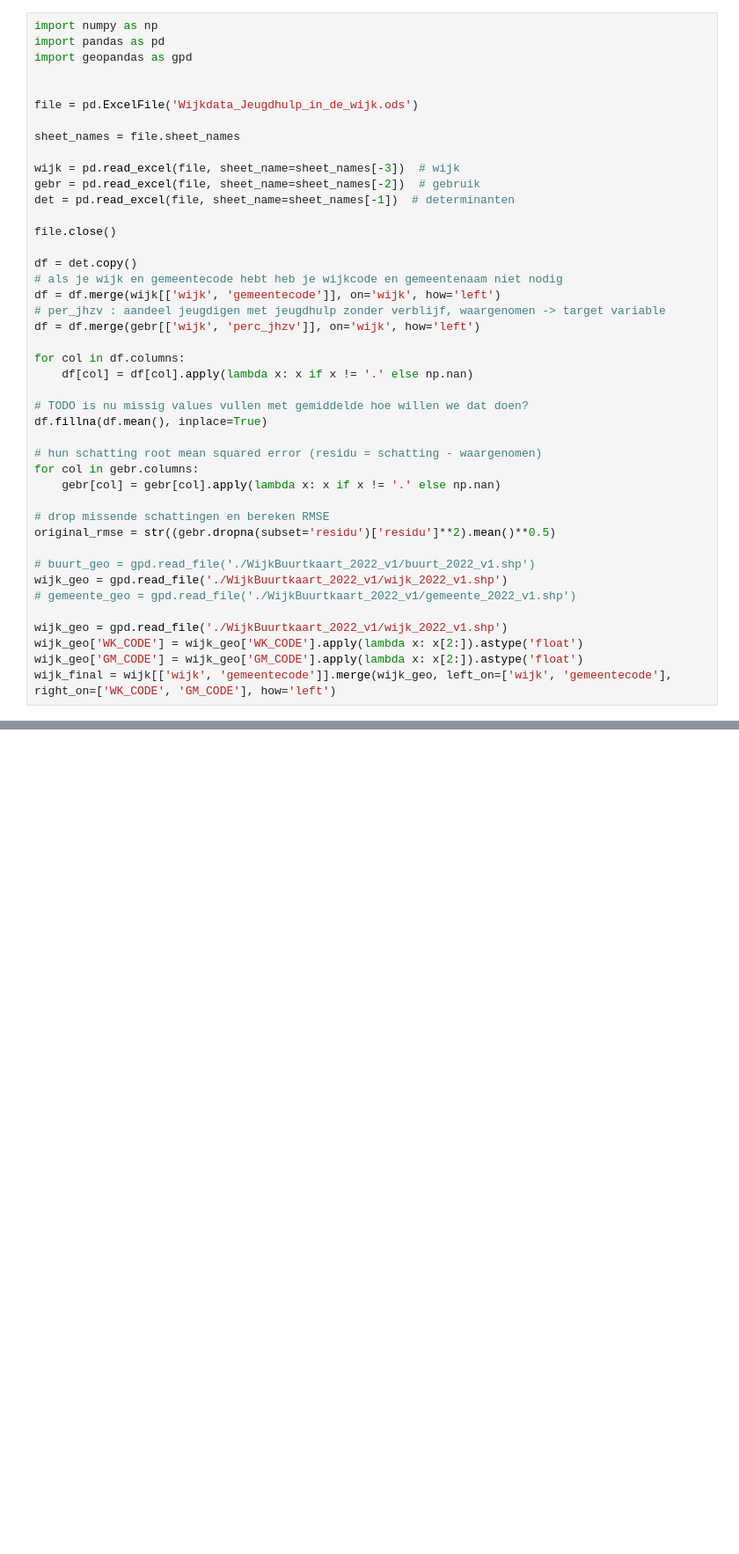
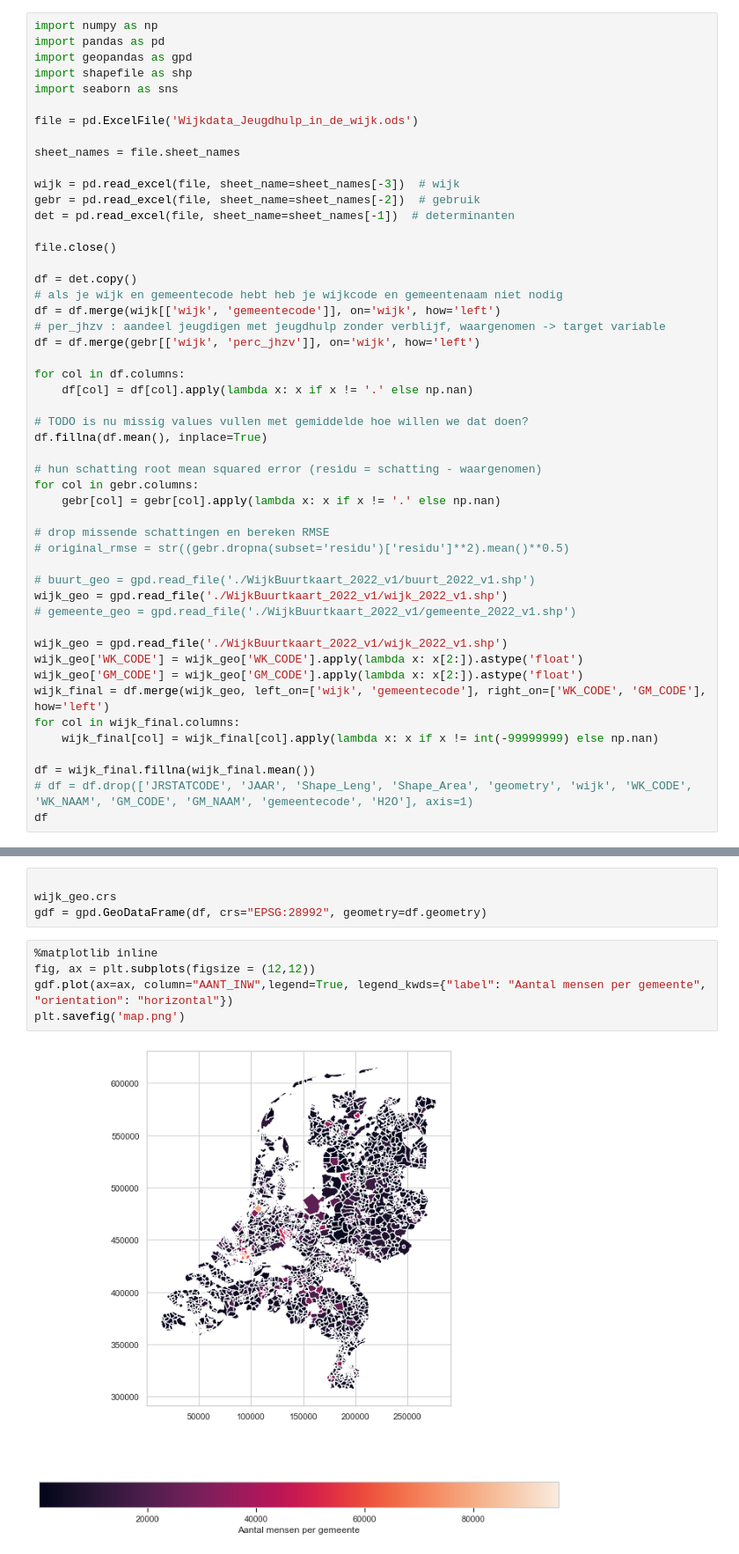
Before and after one commit to semkjaer/capybara1.0, a Jupyter notebook: geodatamap.ipynb, the cells around one changed output, grey strips where cells are left out. Shown: that part at 88% size. Saved outputs shown, nothing was run; the diff lists cells and outputs as text; blank space fills up the shorter version.

Commit message:
visualisatie

```diff
--- a/geodatamap.ipynb
+++ b/geodatamap.ipynb
@@ -2,7 +2,8 @@
 import numpy as np
 import pandas as pd
 import geopandas as gpd
-
+import shapefile as shp
+import seaborn as sns
 
 file = pd.ExcelFile('Wijkdata_Jeugdhulp_in_de_wijk.ods')
 
@@ -31,7 +32,7 @@ for col in gebr.columns:
     gebr[col] = gebr[col].apply(lambda x: x if x != '.' else np.nan)
 
 # drop missende schattingen en bereken RMSE
-original_rmse = str((gebr.dropna(subset='residu')['residu']**2).mean()**0.5)
+# original_rmse = str((gebr.dropna(subset='residu')['residu']**2).mean()**0.5)
 
 # buurt_geo = gpd.read_file('./WijkBuurtkaart_2022_v1/buurt_2022_v1.shp')
 wijk_geo = gpd.read_file('./WijkBuurtkaart_2022_v1/wijk_2022_v1.shp')
@@ -40,5 +41,11 @@ wijk_geo = gpd.read_file('./WijkBuurtkaart_2022_v1/wijk_2022_v1.shp')
 wijk_geo = gpd.read_file('./WijkBuurtkaart_2022_v1/wijk_2022_v1.shp')
 wijk_geo['WK_CODE'] = wijk_geo['WK_CODE'].apply(lambda x: x[2:]).astype('float')
 wijk_geo['GM_CODE'] = wijk_geo['GM_CODE'].apply(lambda x: x[2:]).astype('float')
-wijk_final = wijk[['wijk', 'gemeentecode']].merge(wijk_geo, left_on=['wijk', 'gemeentecode'], right_on=['WK_CODE', 'GM_CODE'], how='left')
+wijk_final = df.merge(wijk_geo, left_on=['wijk', 'gemeentecode'], right_on=['WK_CODE', 'GM_CODE'], how='left')
+for col in wijk_final.columns:
+    wijk_final[col] = wijk_final[col].apply(lambda x: x if x != int(-99999999) else np.nan)
+
+df = wijk_final.fillna(wijk_final.mean())
+# df = df.drop(['JRSTATCODE', 'JAAR', 'Shape_Leng', 'Shape_Area', 'geometry', 'wijk', 'WK_CODE', 'WK_NAAM', 'GM_CODE', 'GM_NAAM', 'gemeentecode', 'H2O'], axis=1)
+df
 # %% [output]
@@ -45,0 +83,11 @@ ModuleNotFoundError: No module named 'geopandas'
+# %%
+
+wijk_geo.crs
+gdf = gpd.GeoDataFrame(df, crs="EPSG:28992", geometry=df.geometry)
+# %%
+%matplotlib inline
+fig, ax = plt.subplots(figsize = (12,12))
+gdf.plot(ax=ax, column="AANT_INW",legend=True, legend_kwds={"label": "Aantal mensen per gemeente", "orientation": "horizontal"})
+plt.savefig('map.png')
+# %% [output]
+[figure, added]
```
Also changed, not shown: parts of 3 cells of this notebook, 1 other file.
